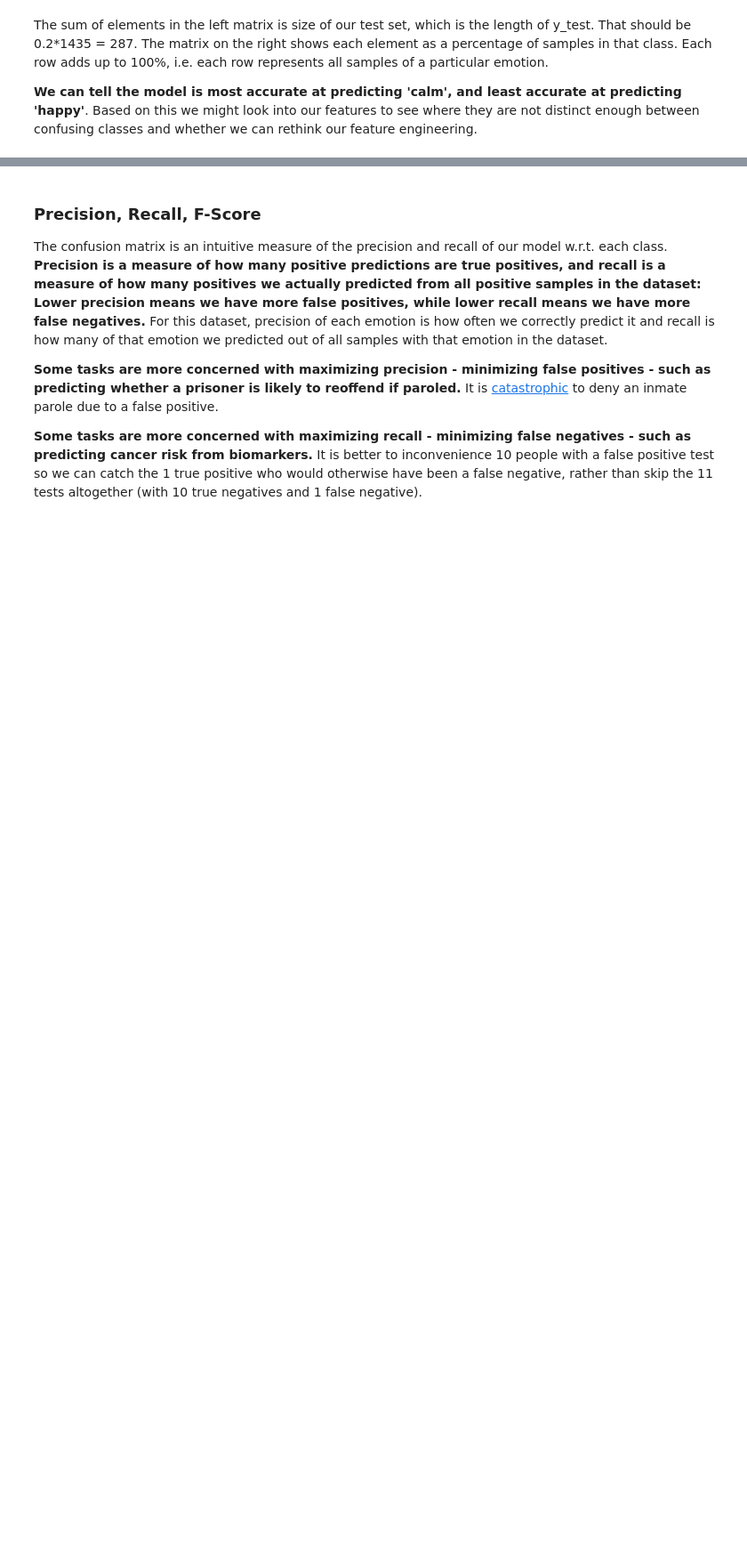
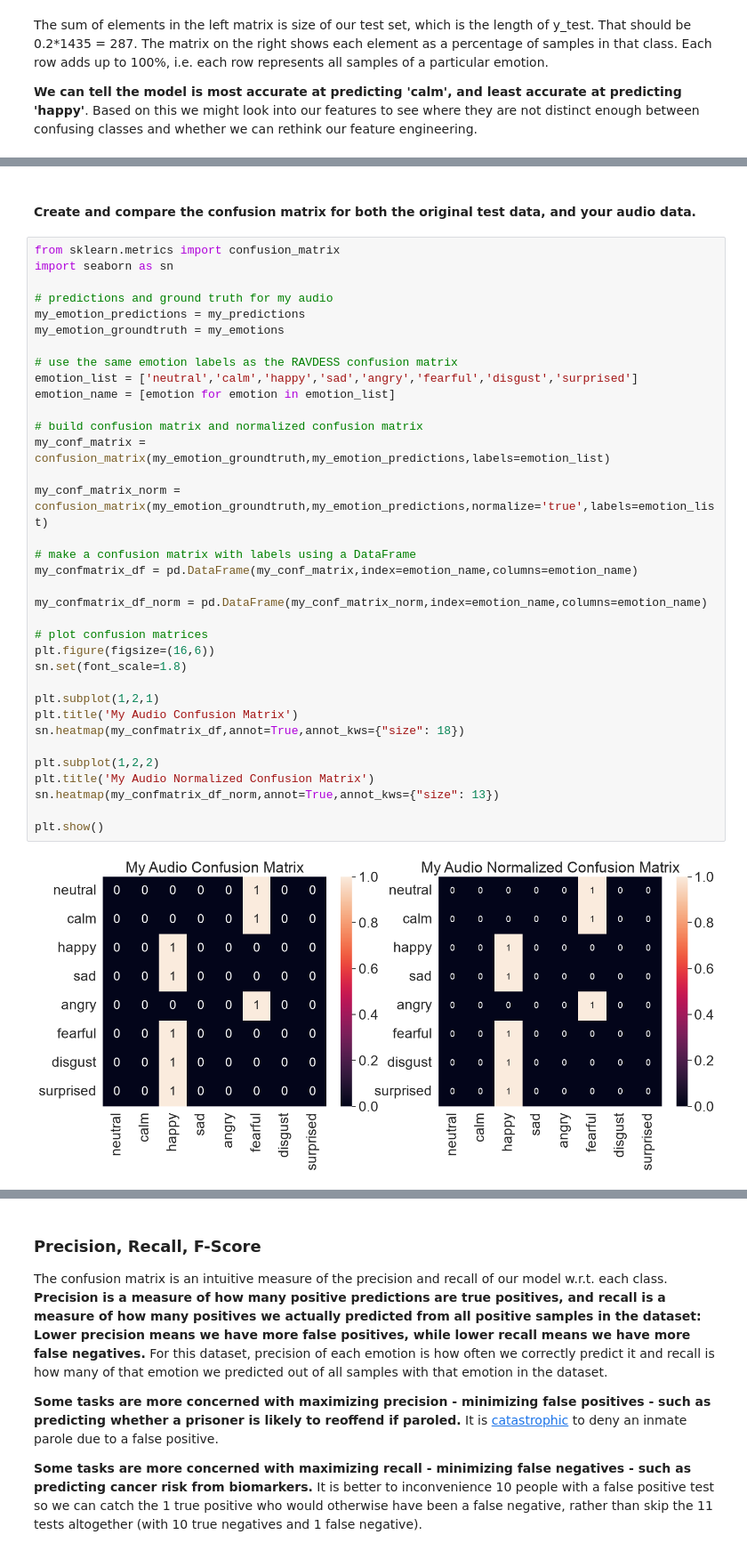
Before and after one commit to michelleuu/Week4-NeuralNetworks, a Jupyter notebook: Week4__Neural_Networks.ipynb, the cells around one changed output, grey strips where cells are left out. Shown at 89% size. Saved outputs shown, nothing was run; the diff lists cells and outputs as text; blank space fills up the shorter version.

```diff
--- a/Week4__Neural_Networks.ipynb
+++ b/Week4__Neural_Networks.ipynb
@@ -759,0 +740,39 @@ The sum of elements in the left matrix is size of our test set, which is the len
+# %% [markdown]
+#### Create and compare the confusion matrix for both the original test data, and your audio data.
+# %%
+from sklearn.metrics import confusion_matrix
+import seaborn as sn
+
+# predictions and ground truth for my audio
+my_emotion_predictions = my_predictions
+my_emotion_groundtruth = my_emotions
+
+# use the same emotion labels as the RAVDESS confusion matrix
+emotion_list = ['neutral','calm','happy','sad','angry','fearful','disgust','surprised']
+emotion_name = [emotion for emotion in emotion_list]
+
+# build confusion matrix and normalized confusion matrix
+my_conf_matrix = confusion_matrix(my_emotion_groundtruth,my_emotion_predictions,labels=emotion_list)
+
+my_conf_matrix_norm = confusion_matrix(my_emotion_groundtruth,my_emotion_predictions,normalize='true',labels=emotion_list)
+
+# make a confusion matrix with labels using a DataFrame
+my_confmatrix_df = pd.DataFrame(my_conf_matrix,index=emotion_name,columns=emotion_name)
+
+my_confmatrix_df_norm = pd.DataFrame(my_conf_matrix_norm,index=emotion_name,columns=emotion_name)
+
+# plot confusion matrices
+plt.figure(figsize=(16,6))
+sn.set(font_scale=1.8)
+
+plt.subplot(1,2,1)
+plt.title('My Audio Confusion Matrix')
+sn.heatmap(my_confmatrix_df,annot=True,annot_kws={"size": 18})
+
+plt.subplot(1,2,2)
+plt.title('My Audio Normalized Confusion Matrix')
+sn.heatmap(my_confmatrix_df_norm,annot=True,annot_kws={"size": 13})
+
+plt.show()
+# %% [output]
+[figure, added]
```
Also changed, not shown: parts of 25 cells of this notebook.
